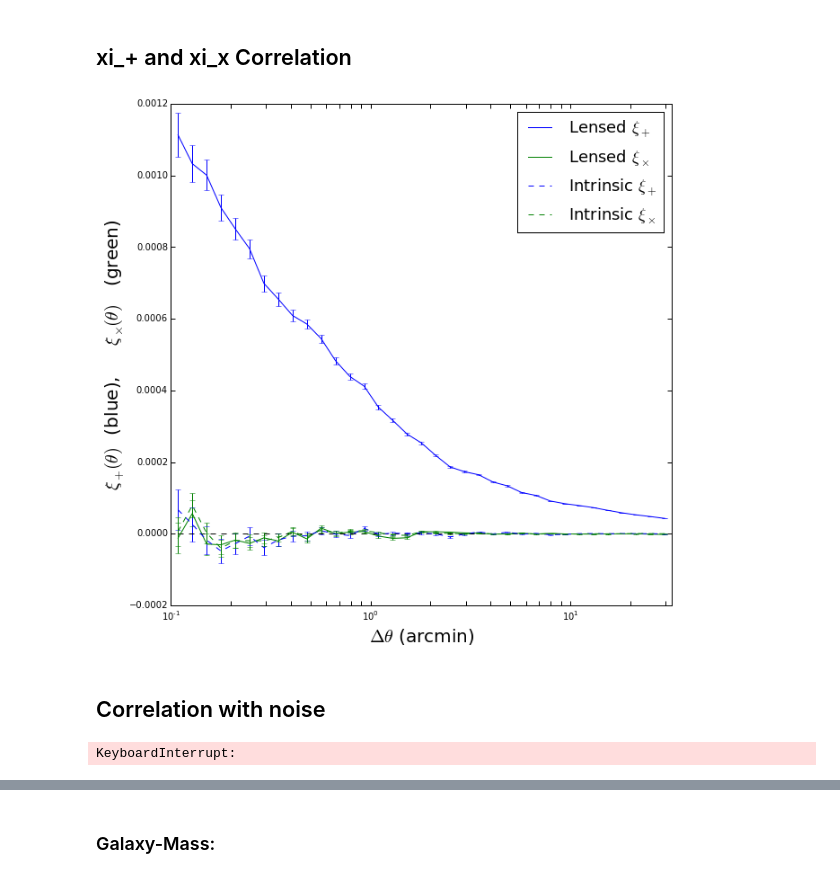
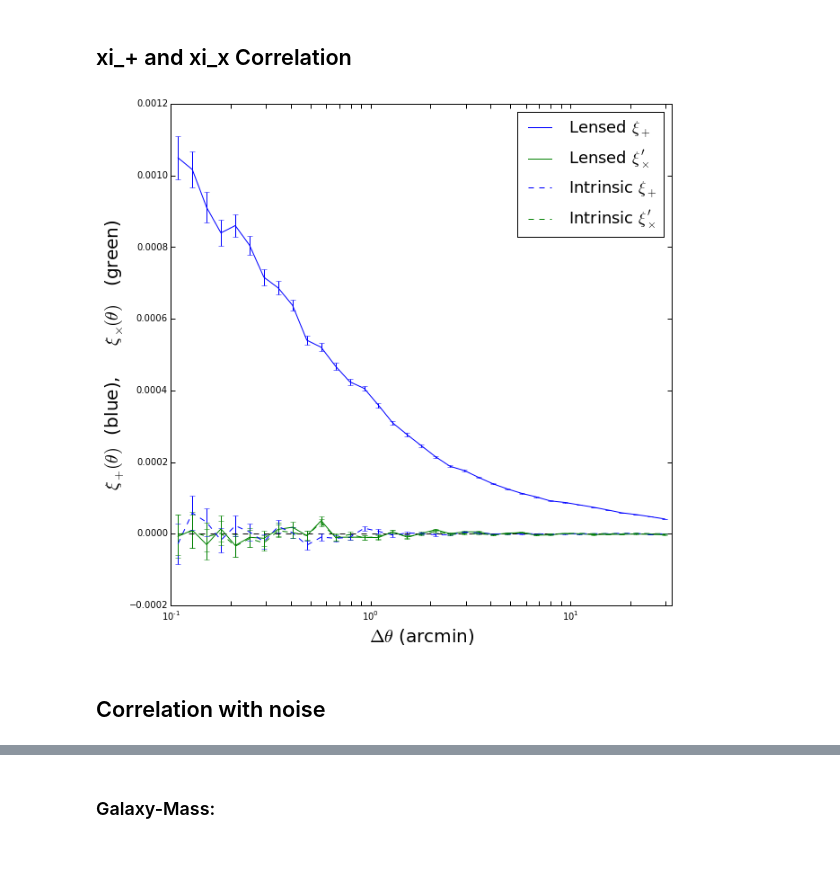
Before and after one commit to drphilmarshall/Pangloss, a Jupyter notebook: demos/CalculatingCorr.ipynb, the cells around one changed output, grey strips where cells are left out. Saved outputs shown, nothing was run; the diff lists cells and outputs as text; code cells hidden in the pictures.

```diff
--- a/demos/CalculatingCorr.ipynb
+++ b/demos/CalculatingCorr.ipynb
@@ -31,7 +31,7 @@ S = pangloss.Shearmap([PANGLOSS_DIR+'/data/GGL_los_8_0_0_N_4096_ang_4_rays_to_pl
 # %%
 d=[1.9,-1.9,-1.9,1.9]
 #d = [1.9,1.8,-1.9,-1.8]
-B = pangloss.BackgroundCatalog(sigma_e=0.1,domain=d)
+B = pangloss.BackgroundCatalog(sigma_e=0.1,subplot=d)
 B.lens_by_map(K,S)
 galaxies = B.galaxies
 print B.galaxy_count
@@ -44,24 +44,24 @@ print B.galaxy_count
 # %% [markdown]
 ## xi_+ and xi_x Correlation
 # %%
-gg_int = B.calculate_corr(lensed=False)
+gg_int = B.calculate_corr(lensed='none')
 gg = B.calculate_corr()
 # %%
-pangloss.plotting.plot_corr(gg,'gg',lensed=True)
-pangloss.plotting.plot_corr(gg_int,'gg',lensed=False)
+pangloss.plotting.plot_corr(gg,'gg',lensed='map')
+pangloss.plotting.plot_corr(gg_int,'gg',lensed='none')
 # %% [output]
-[figure, old version]
+[figure, new version]
 # %% [markdown]
 ## Correlation with noise
 # %%
 # Domain size
 d=[1.9,-1.9,-1.9,1.9]
 
-B1 = pangloss.BackgroundCatalog(sigma_e=0.2,domain=d)
+B1 = pangloss.BackgroundCatalog(sigma_e=0.2,subplot=d)
 B1.lens_by_map(K,S)
-B2 = pangloss.BackgroundCatalog(sigma_e=0.2,domain=d)
+B2 = pangloss.BackgroundCatalog(sigma_e=0.2,subplot=d)
 B2.lens_by_map(K,S)
-B3 = pangloss.BackgroundCatalog(sigma_e=0.2,domain=d)
+B3 = pangloss.BackgroundCatalog(sigma_e=0.2,subplot=d)
 B3.lens_by_map(K,S)
 #B2 = copy.deepcopy(B1)
 #B3 = copy.deepcopy(B1)
@@ -74,8 +74,6 @@ galaxies2 = B2.galaxies
 
 B3.add_noise(M=0.8)
 galaxies3 = B3.galaxies
-# %% [output]
-KeyboardInterrupt:
 # %%
 gg1 = B1.calculate_corr()
 gg2 = B2.calculate_corr()
```
Also changed, not shown: parts of 6 cells of this notebook, 2 other files.
